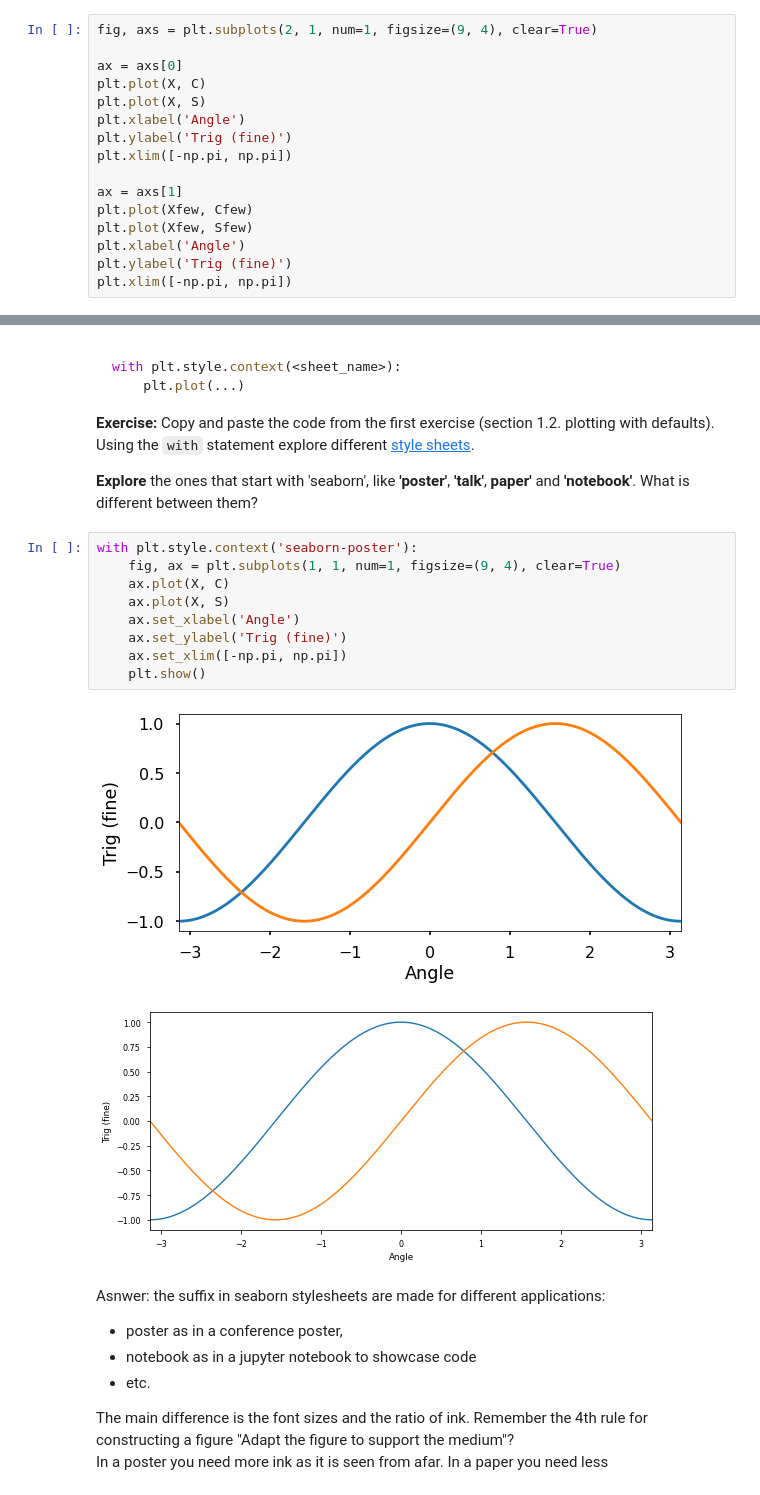
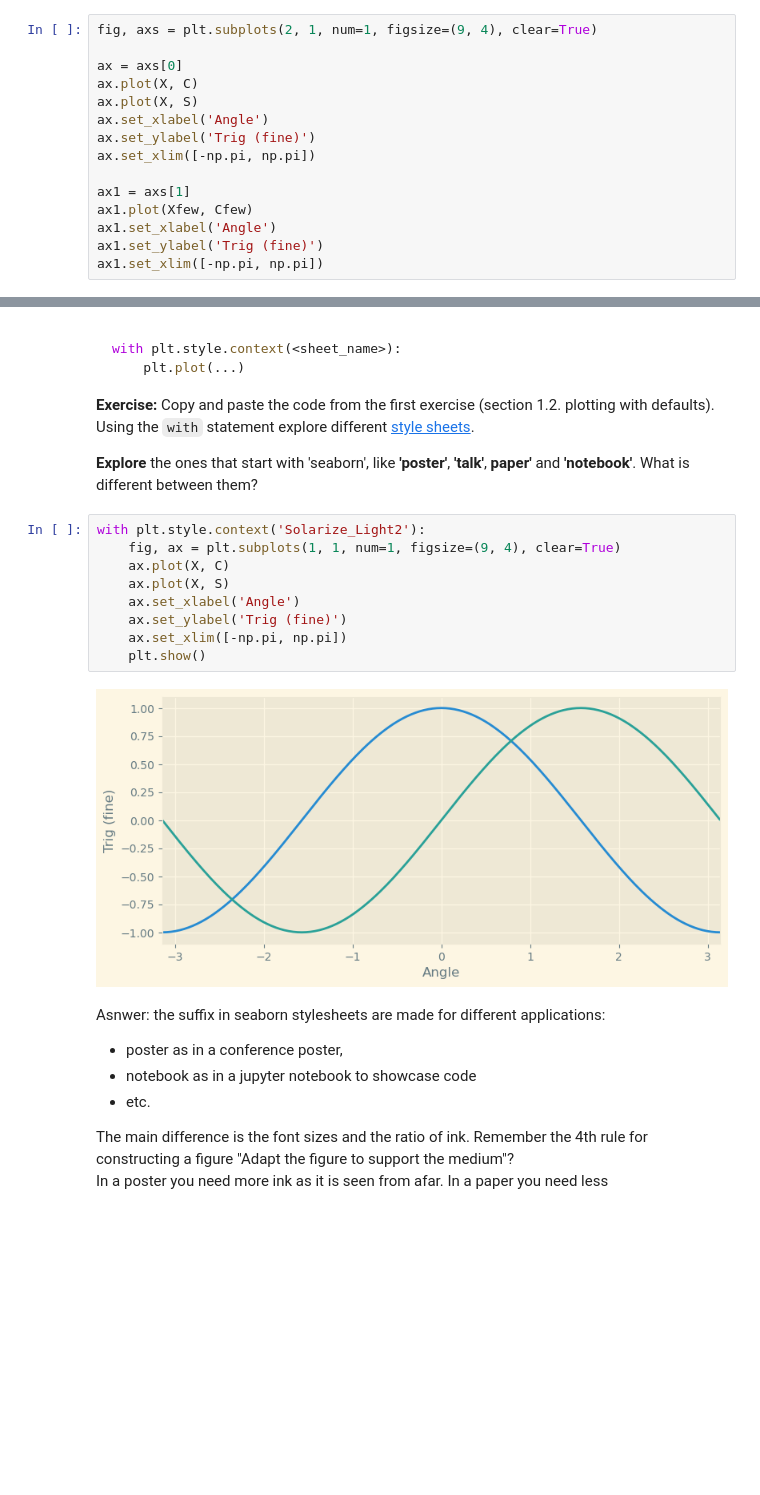
Before and after one commit to ASPP/2023-heraklion-dataviz, a Jupyter notebook: exercise-1.ipynb, the cells around one changed output, grey strips where cells are left out. Drawn from its saved outputs; the diff is of its cells as text; blank space fills up the shorter version.

Commit message:
plotting exercise A hdi dist

```diff
--- a/exercise-1.ipynb
+++ b/exercise-1.ipynb
@@ -93,17 +93,16 @@ When dealing with figures and axes, `matplotlib` has two parallel interfaces, or
 fig, axs = plt.subplots(2, 1, num=1, figsize=(9, 4), clear=True)
 
 ax = axs[0]
-plt.plot(X, C)
-plt.plot(X, S)
-plt.xlabel('Angle')
-plt.ylabel('Trig (fine)')
-plt.xlim([-np.pi, np.pi])
+ax.plot(X, C)
+ax.plot(X, S)
+ax.set_xlabel('Angle')
+ax.set_ylabel('Trig (fine)')
+ax.set_xlim([-np.pi, np.pi])
 
-ax = axs[1]
-plt.plot(Xfew, Cfew)
-plt.plot(Xfew, Sfew)
-plt.xlabel('Angle')
-plt.ylabel('Trig (fine)')
-plt.xlim([-np.pi, np.pi])
+ax1 = axs[1]
+ax1.plot(Xfew, Cfew)
+ax1.set_xlabel('Angle')
+ax1.set_ylabel('Trig (fine)')
+ax1.set_xlim([-np.pi, np.pi])
 # %% [output]
 (-3.141592653589793, 3.141592653589793)
@@ -130,17 +129,16 @@ with plt.style.context(<sheet_name>):
 
 **Explore** the ones that start with 'seaborn', like **'poster'**, **'talk'**, **paper'** and **'notebook'**. What is different between them?
 # %%
-with plt.style.context('seaborn-poster'):
+with plt.style.context('Solarize_Light2'):
     fig, ax = plt.subplots(1, 1, num=1, figsize=(9, 4), clear=True)
     ax.plot(X, C)
     ax.plot(X, S)
     ax.set_xlabel('Angle')
     ax.set_ylabel('Trig (fine)')
     ax.set_xlim([-np.pi, np.pi])
     plt.show()
 # %% [output]
-[figure, old version]
+[figure, new version]
-[figure, removed]
 # %% [markdown]
 Asnwer: the suffix in seaborn stylesheets are made for different applications:
 - poster as in a conference poster,
```
Also changed, not shown: parts of 7 cells of this notebook, 1 other file.
